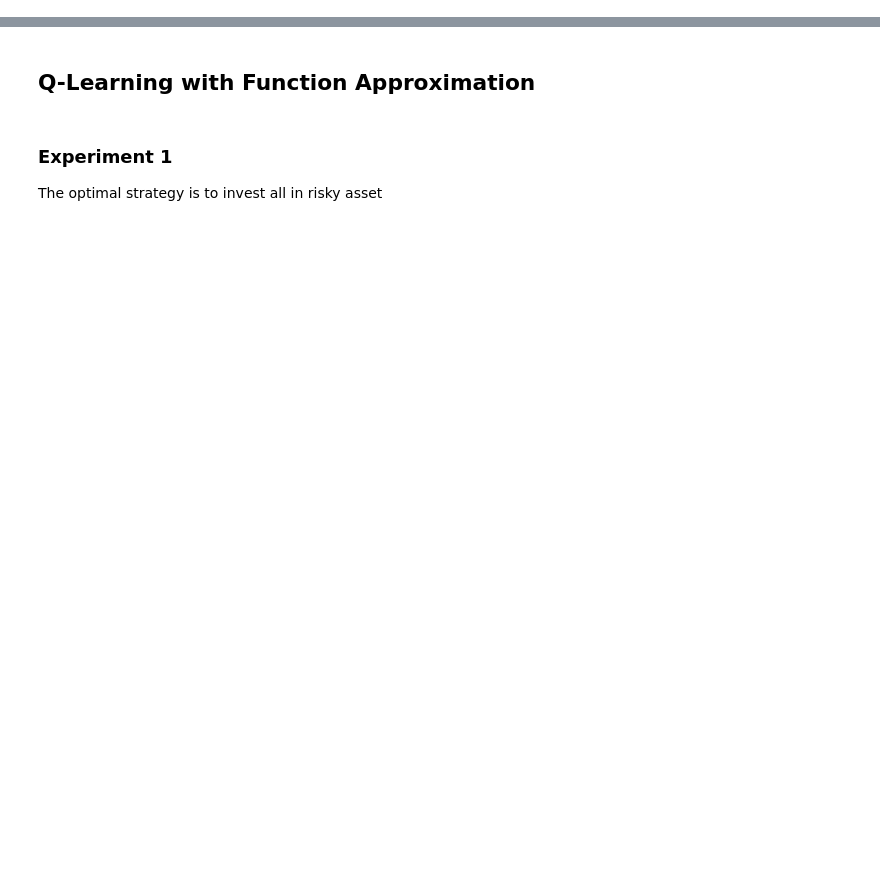
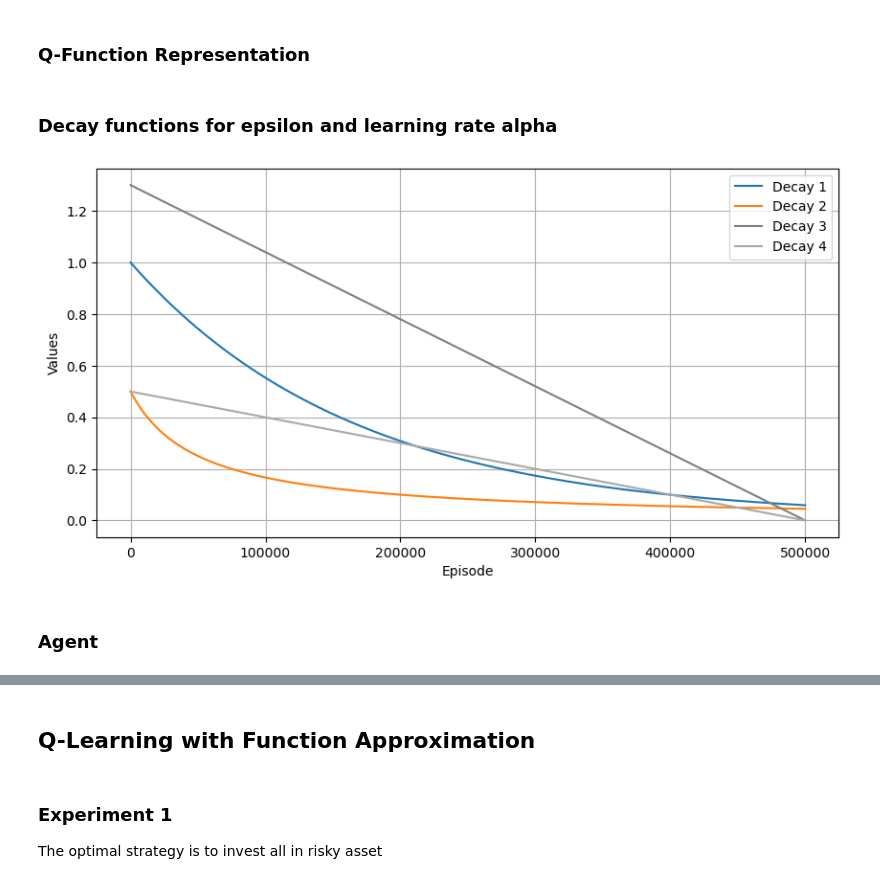
Before and after one commit to cktangae/rl-course, a Jupyter notebook: discrete_asset_allocation.ipynb, the cells around one changed output, grey strips where cells are left out. Saved outputs shown, nothing was run; the diff lists cells and outputs as text; code cells hidden in the pictures; blank space fills up the shorter version.

```diff
--- a/discrete_asset_allocation.ipynb
+++ b/discrete_asset_allocation.ipynb
@@ -131,6 +137,8 @@ class DiscreteAssetAllocationEnv:
         self._wealth = next_wealth
 
         return self._state(), reward, is_last_step
+# %% [markdown]
+### Q-Function Representation
 # %%
 class QFunction(ABC):
     """
@@ -257,6 +265,48 @@ class LinearQFunction(QFunction):
 
     def optimal_action(self, env, state, action_space):
         return np.argmax(self.get_values(env, state))
+# %% [markdown]
+### Decay functions for epsilon and learning rate alpha
+# %%
+def decay_func1(start, end, decay_rate):
+    return lambda episode: end + (start - end) * np.exp(-decay_rate * episode)
+
+def decay_func2(start, decay_rate):
+    return lambda episode: start / (1 + decay_rate * episode)
+
+def decay_func3(min, num_episodes, factor, decay_exponent):
+    return lambda episode: np.maximum(np.ones(num_episodes) * min, factor * (1 - (episode / num_episodes)) ** decay_exponent)
+
+def prepopulate(func, count):
+    episodes = np.arange(count)
+    values_per_episode = func(episodes)
+    return lambda episode: values_per_episode[episode]
+
+total = 500000
+decay1 = prepopulate(decay_func1(start=1.0, end=0.01, decay_rate=3 / total), total)
+decay2 = prepopulate(decay_func2(start=0.5, decay_rate=10 / total), total)
+decay3 = prepopulate(decay_func3(min=0.001, num_episodes=total, factor=1.3, decay_exponent=1), total)
+decay4 = prepopulate(decay_func3(min=0.001, num_episodes=total, factor=0.5, decay_exponent=1), total)
+eps = np.arange(total)
+values1 = [decay1(e) for e in eps]
+values2 = [decay2(e) for e in eps]
+values3 = [decay3(e) for e in eps]
+values4 = [decay4(e) for e in eps]
+
+plt.figure(figsize=(10, 5))
+plt.plot(eps, values1, label='Decay 1')
+plt.plot(eps, values2, label='Decay 2')
+plt.plot(eps, values3, label='Decay 3', color="gray")
+plt.plot(eps, values4, label='Decay 4', color="darkgray")
+plt.xlabel('Episode')
+plt.ylabel('Values')
+plt.grid(True)
+plt.legend()
+plt.show()
+# %% [output]
+[figure, added]
+# %% [markdown]
+### Agent
 # %%
 class BaseAssetAllocationAgent(ABC):
     """
```
Also changed, not shown: parts of 22 cells of this notebook.
